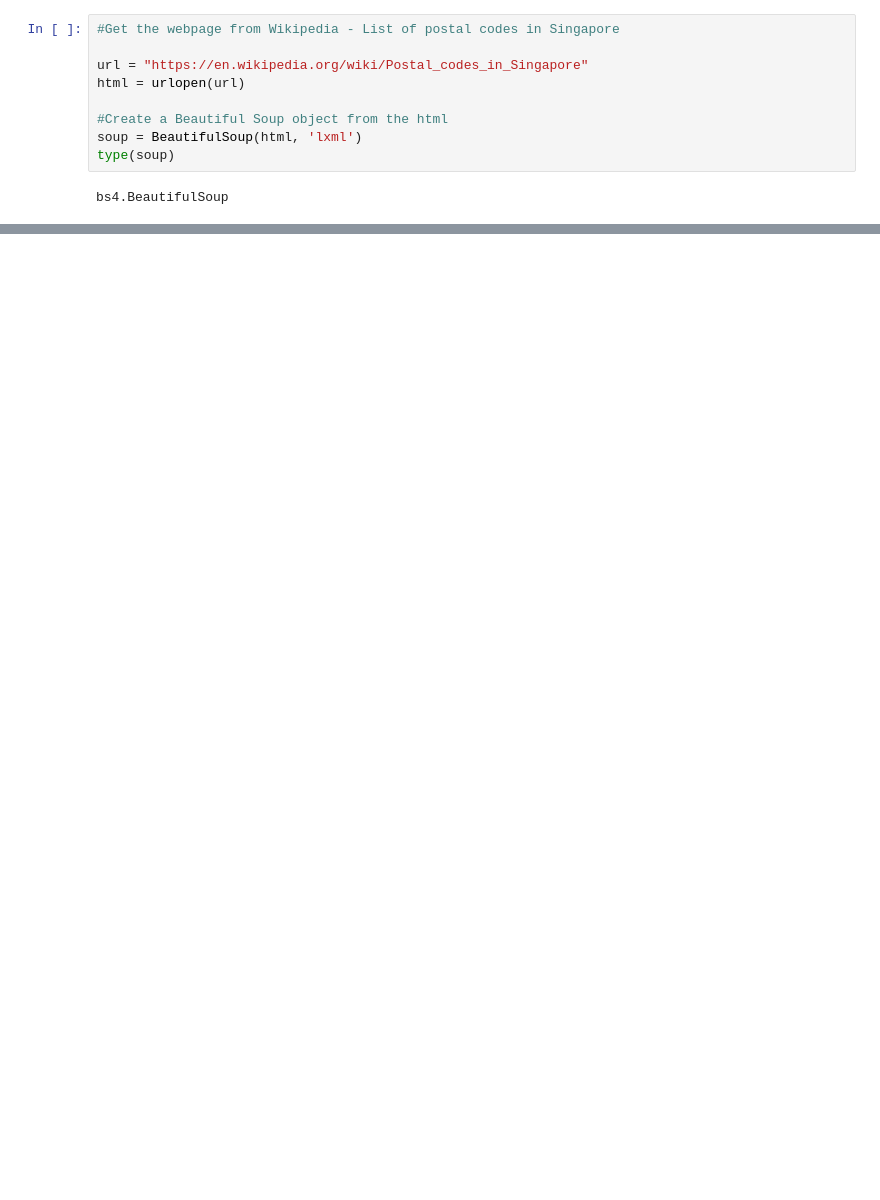
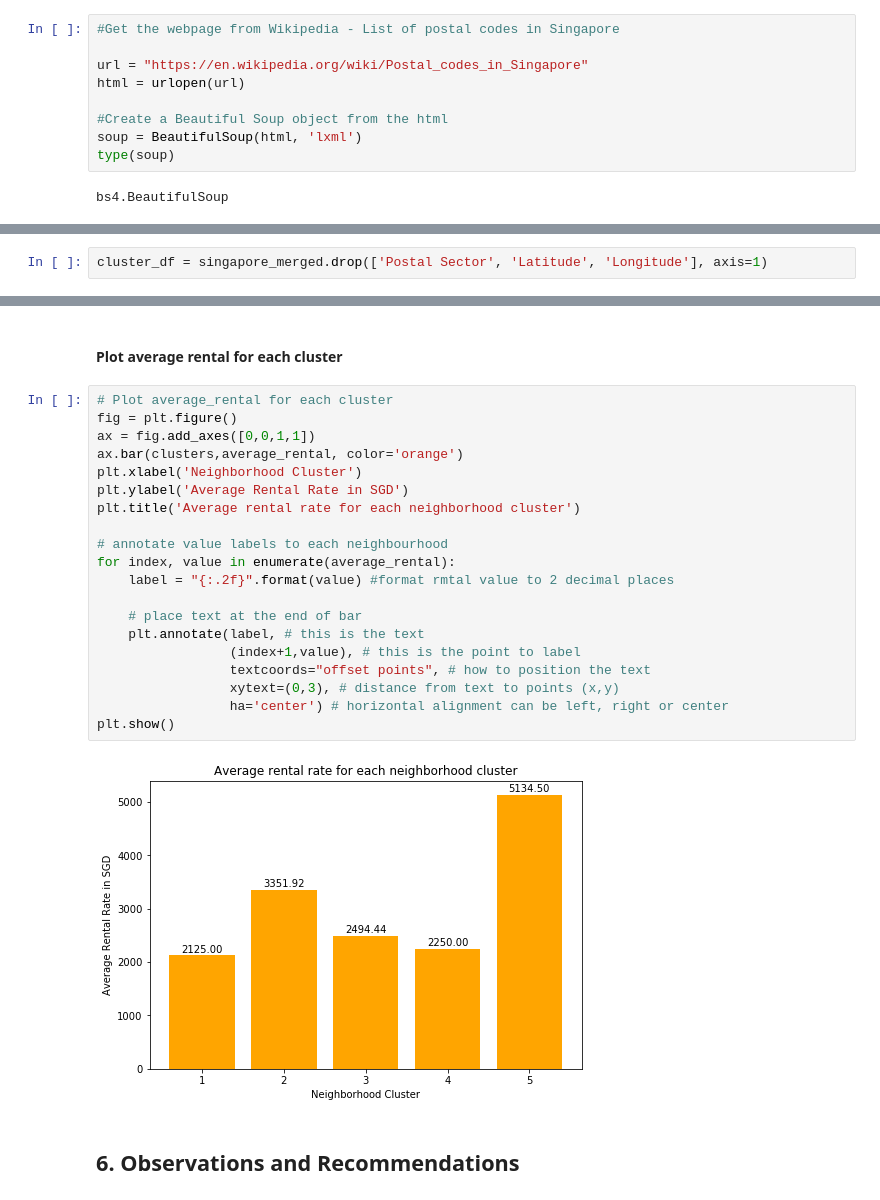
Before and after one commit to fkwokhua/Coursera_Capstone, a Jupyter notebook: Segmenting and Clustering Neighborhoods in Singapore.ipynb, the cells around one changed output, grey strips where cells are left out. Saved outputs shown, nothing was run; the diff lists cells and outputs as text; blank space fills up the shorter version.

```diff
--- a/Segmenting and Clustering Neighborhoods in Singapore.ipynb
+++ b/Segmenting and Clustering Neighborhoods in Singapore.ipynb
@@ -137,0 +580,2 @@ df_lat_long.head(5)
+# %%
+cluster_df = singapore_merged.drop(['Postal Sector', 'Latitude', 'Longitude'], axis=1)
@@ -137,0 +702,26 @@ df_lat_long.head(5)
+# %% [markdown]
+#### Plot average rental for each cluster
+# %%
+# Plot average_rental for each cluster
+fig = plt.figure()
+ax = fig.add_axes([0,0,1,1])
+ax.bar(clusters,average_rental, color='orange')
+plt.xlabel('Neighborhood Cluster')
+plt.ylabel('Average Rental Rate in SGD')
+plt.title('Average rental rate for each neighborhood cluster')
+
+# annotate value labels to each neighbourhood
+for index, value in enumerate(average_rental):
+    label = "{:.2f}".format(value) #format rmtal value to 2 decimal places
+
+    # place text at the end of bar
+    plt.annotate(label, # this is the text
+                 (index+1,value), # this is the point to label
+                 textcoords="offset points", # how to position the text
+                 xytext=(0,3), # distance from text to points (x,y)
+                 ha='center') # horizontal alignment can be left, right or center
+plt.show()
+# %% [output]
+[figure, added]
+# %% [markdown]
+## 6. Observations and Recommendations
```
Also changed, not shown: parts of 87 cells of this notebook.
